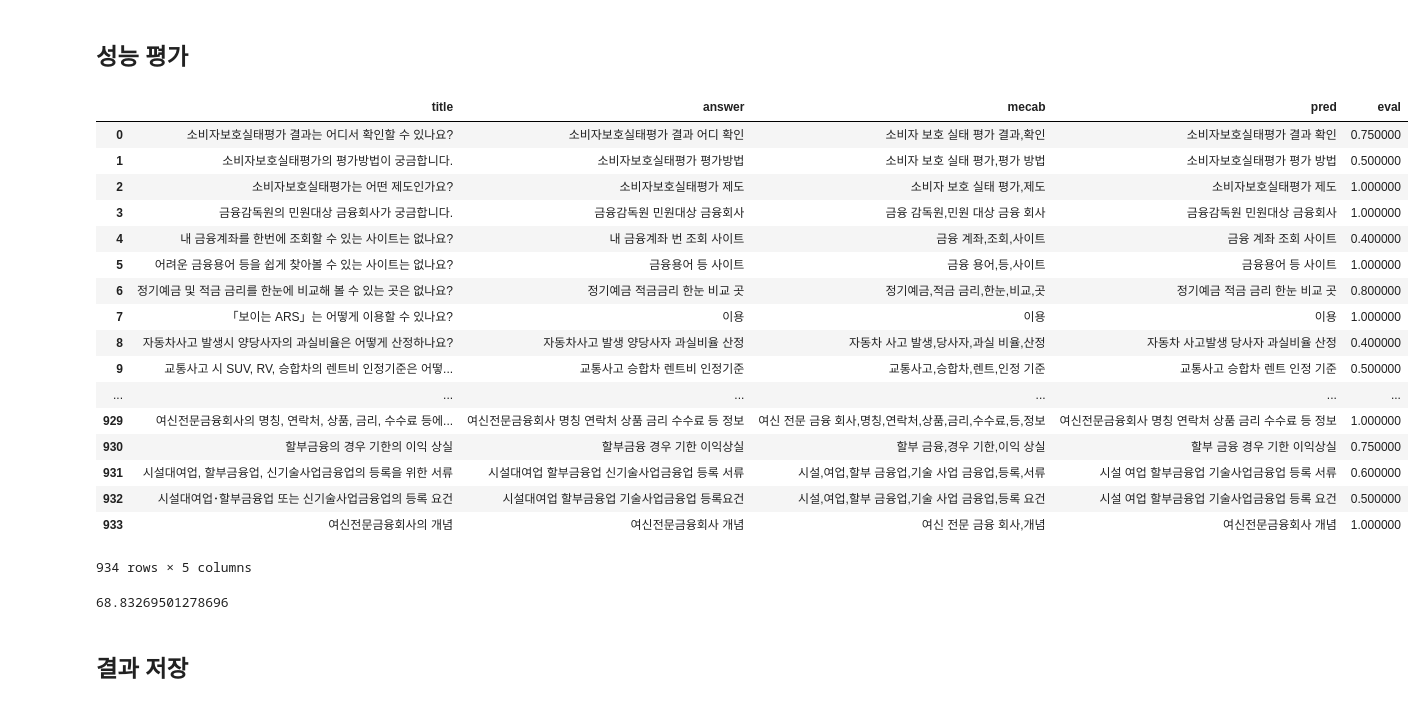
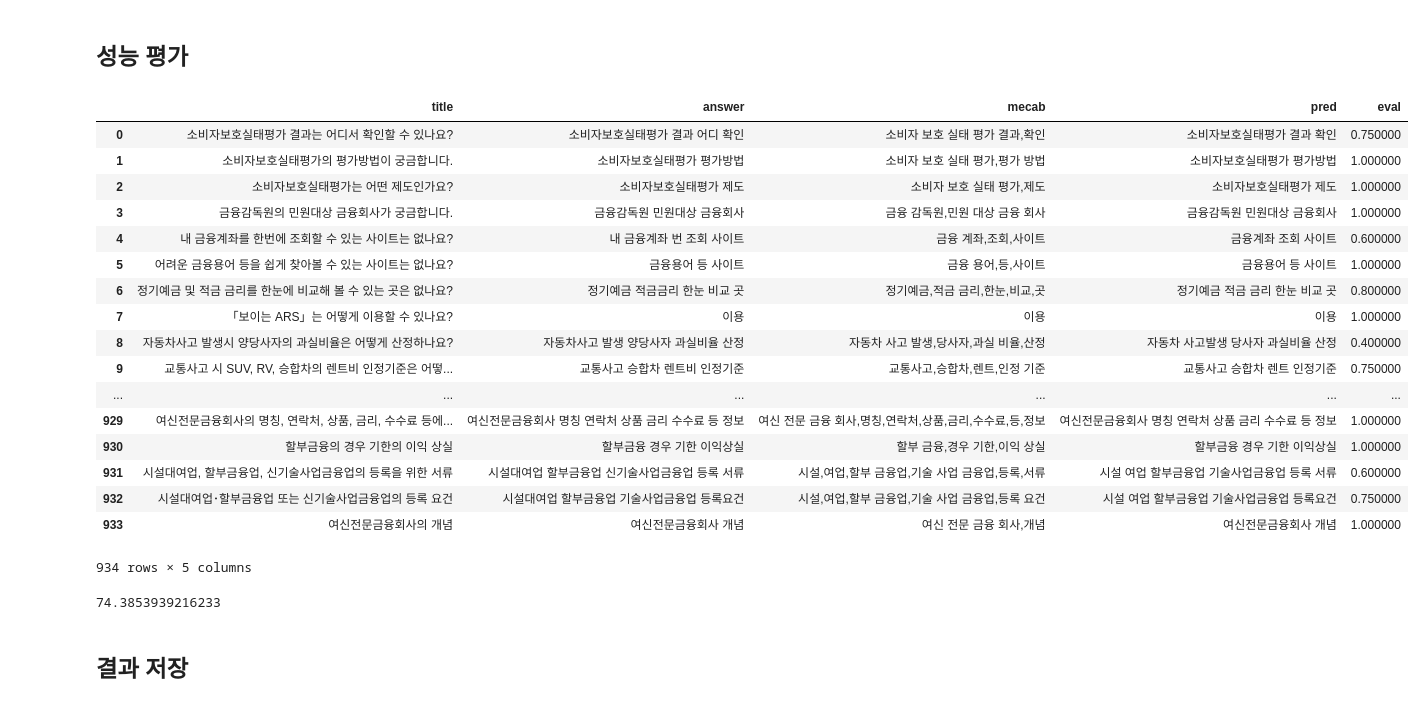
Before and after one commit to YunhoJung/CorpusComplex, a Jupyter notebook: CorpusComplex/search_based.ipynb, the cells around one changed output. Saved outputs shown, nothing was run; the diff lists cells and outputs as text; code cells hidden in the pictures.

```diff
--- a/CorpusComplex/search_based.ipynb
+++ b/CorpusComplex/search_based.ipynb
@@ -115,4 +73,5 @@ print(str(start.hour) + ":" + str(start.minute))
 # %%
-df['pred'] = df['mecab'].apply(lambda x: scoring(x.split(','), weight=0.15))
-df
+weight = 0.1
+df['pred'] = df['mecab'].apply(lambda x: extract_nouns.score(x.split(','), weight))
+df[['answer', 'pred']]
 # %% [output]
@@ -212,30 +98,30 @@ def evaluating(x):
 # %%
-df['eval'] = df[['answer', 'pred']].apply(lambda x: evaluating(x), axis=1)
+df['eval'] = df[['answer', 'pred']].apply(lambda x: evaluate(x), axis=1)
 df
 # %% [output]
 |  | title | answer | mecab | pred | eval |
 | 0 | 소비자보호실태평가 결과는 어디서 확인할 수 있나요? | 소비자보호실태평가 결과 어디 확인 | 소비자 보호 실태 평가 결과,확인 | 소비자보호실태평가 결과 확인 | 0.750000 |
-| 1 | 소비자보호실태평가의 평가방법이 궁금합니다. | 소비자보호실태평가 평가방법 | 소비자 보호 실태 평가,평가 방법 | 소비자보호실태평가 평가 방법 | 0.500000 |
+| 1 | 소비자보호실태평가의 평가방법이 궁금합니다. | 소비자보호실태평가 평가방법 | 소비자 보호 실태 평가,평가 방법 | 소비자보호실태평가 평가방법 | 1.000000 |
 | 2 | 소비자보호실태평가는 어떤 제도인가요? | 소비자보호실태평가 제도 | 소비자 보호 실태 평가,제도 | 소비자보호실태평가 제도 | 1.000000 |
 | 3 | 금융감독원의 민원대상 금융회사가 궁금합니다. | 금융감독원 민원대상 금융회사 | 금융 감독원,민원 대상 금융 회사 | 금융감독원 민원대상 금융회사 | 1.000000 |
-| 4 | 내 금융계좌를 한번에 조회할 수 있는 사이트는 없나요? | 내 금융계좌 번 조회 사이트 | 금융 계좌,조회,사이트 | 금융 계좌 조회 사이트 | 0.400000 |
+| 4 | 내 금융계좌를 한번에 조회할 수 있는 사이트는 없나요? | 내 금융계좌 번 조회 사이트 | 금융 계좌,조회,사이트 | 금융계좌 조회 사이트 | 0.600000 |
 | 5 | 어려운 금융용어 등을 쉽게 찾아볼 수 있는 사이트는 없나요? | 금융용어 등 사이트 | 금융 용어,등,사이트 | 금융용어 등 사이트 | 1.000000 |
 | 6 | 정기예금 및 적금 금리를 한눈에 비교해 볼 수 있는 곳은 없나요? | 정기예금 적금금리 한눈 비교 곳 | 정기예금,적금 금리,한눈,비교,곳 | 정기예금 적금 금리 한눈 비교 곳 | 0.800000 |
 | 7 | 「보이는 ARS」는 어떻게 이용할 수 있나요? | 이용 | 이용 | 이용 | 1.000000 |
 | 8 | 자동차사고 발생시 양당사자의 과실비율은 어떻게 산정하나요? | 자동차사고 발생 양당사자 과실비율 산정 | 자동차 사고 발생,당사자,과실 비율,산정 | 자동차 사고발생 당사자 과실비율 산정 | 0.400000 |
-| 9 | 교통사고 시 SUV, RV, 승합차의 렌트비 인정기준은 어떻... | 교통사고 승합차 렌트비 인정기준 | 교통사고,승합차,렌트,인정 기준 | 교통사고 승합차 렌트 인정 기준 | 0.500000 |
+| 9 | 교통사고 시 SUV, RV, 승합차의 렌트비 인정기준은 어떻... | 교통사고 승합차 렌트비 인정기준 | 교통사고,승합차,렌트,인정 기준 | 교통사고 승합차 렌트 인정기준 | 0.750000 |
 | ... | ... | ... | ... | ... | ... |
 | 929 | 여신전문금융회사의 명칭, 연락처, 상품, 금리, 수수료 등에... | 여신전문금융회사 명칭 연락처 상품 금리 수수료 등 정보 | 여신 전문 금융 회사,명칭,연락처,상품,금리,수수료,등,정보 | 여신전문금융회사 명칭 연락처 상품 금리 수수료 등 정보 | 1.000000 |
-| 930 | 할부금융의 경우 기한의 이익 상실 | 할부금융 경우 기한 이익상실 | 할부 금융,경우 기한,이익 상실 | 할부 금융 경우 기한 이익상실 | 0.750000 |
+| 930 | 할부금융의 경우 기한의 이익 상실 | 할부금융 경우 기한 이익상실 | 할부 금융,경우 기한,이익 상실 | 할부금융 경우 기한 이익상실 | 1.000000 |
 | 931 | 시설대여업, 할부금융업, 신기술사업금융업의 등록을 위한 서류 | 시설대여업 할부금융업 신기술사업금융업 등록 서류 | 시설,여업,할부 금융업,기술 사업 금융업,등록,서류 | 시설 여업 할부금융업 기술사업금융업 등록 서류 | 0.600000 |
-| 932 | 시설대여업･할부금융업 또는 신기술사업금융업의 등록 요건 | 시설대여업 할부금융업 기술사업금융업 등록요건 | 시설,여업,할부 금융업,기술 사업 금융업,등록 요건 | 시설 여업 할부금융업 기술사업금융업 등록 요건 | 0.500000 |
+| 932 | 시설대여업･할부금융업 또는 신기술사업금융업의 등록 요건 | 시설대여업 할부금융업 기술사업금융업 등록요건 | 시설,여업,할부 금융업,기술 사업 금융업,등록 요건 | 시설 여업 할부금융업 기술사업금융업 등록요건 | 0.750000 |
 | 933 | 여신전문금융회사의 개념 | 여신전문금융회사 개념 | 여신 전문 금융 회사,개념 | 여신전문금융회사 개념 | 1.000000 |
 934 rows × 5 columns
 # %%
 acc = (df['eval'].sum() / len(df)) * 100
 acc
 # %% [output]
-68.83269501278696
+74.3853939216233
 # %% [markdown]
 ## 결과 저장
 # %%
```
Also changed, not shown: parts of 21 cells of this notebook.
